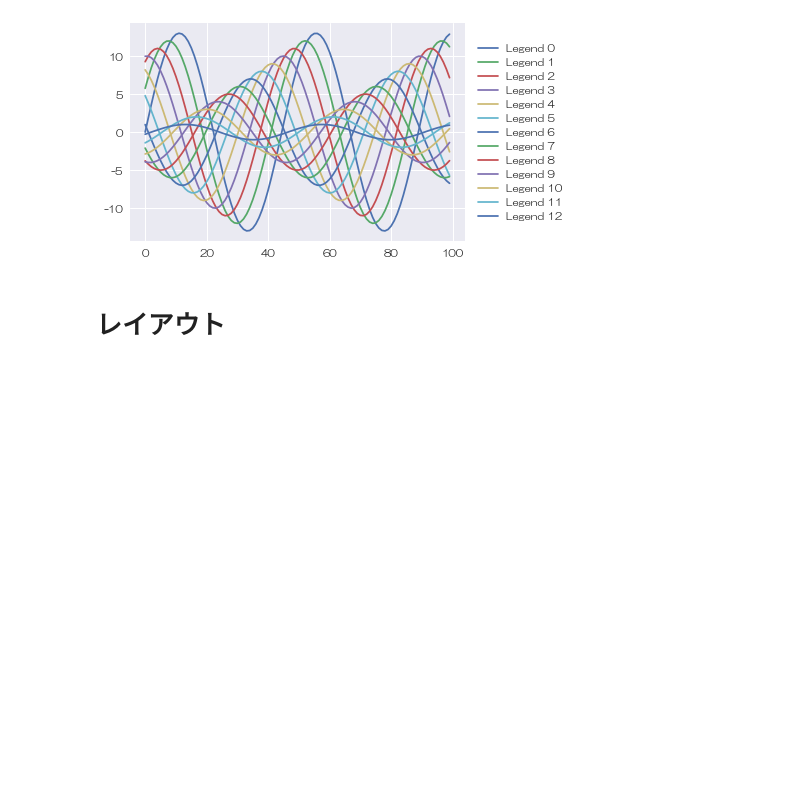
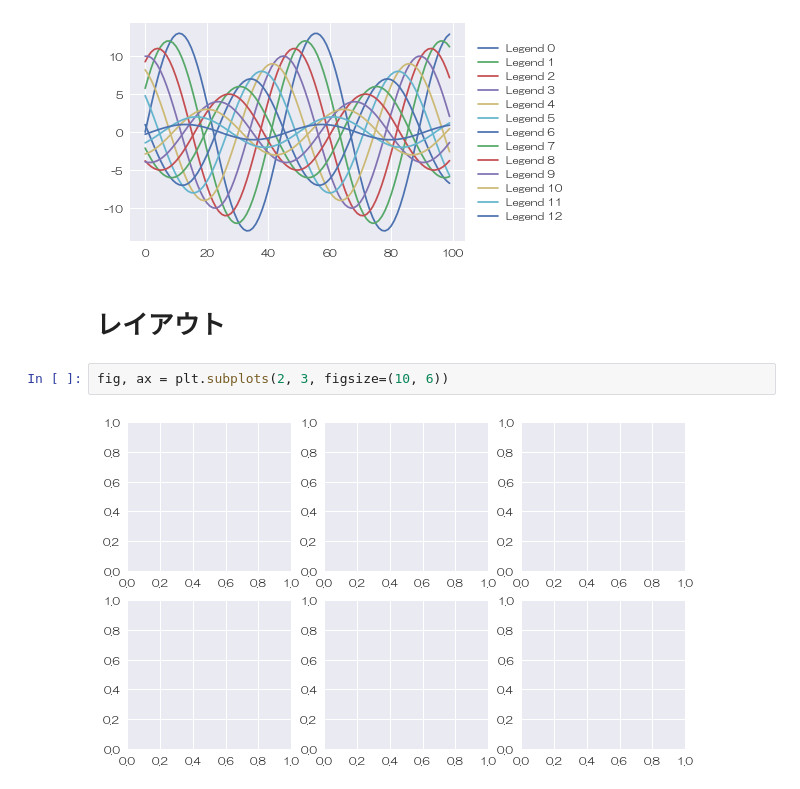
Before and after one commit to kyatasshi/Matplotlib, a Jupyter notebook: Matplotlib.ipynb, the cells around one changed output. Drawn from its saved outputs; the diff is of its cells as text; blank space fills up the shorter version.

```diff
--- a/Matplotlib.ipynb
+++ b/Matplotlib.ipynb
@@ -149,3 +149,7 @@ ax.legend(loc='center left', bbox_to_anchor=(1.0125, 0.5))
 [figure]
 # %% [markdown]
 # レイアウト
+# %%
+fig, ax = plt.subplots(2, 3, figsize=(10, 6))
+# %% [output]
+[figure, added]
```
Also changed, not shown: parts of 25 cells of this notebook.
